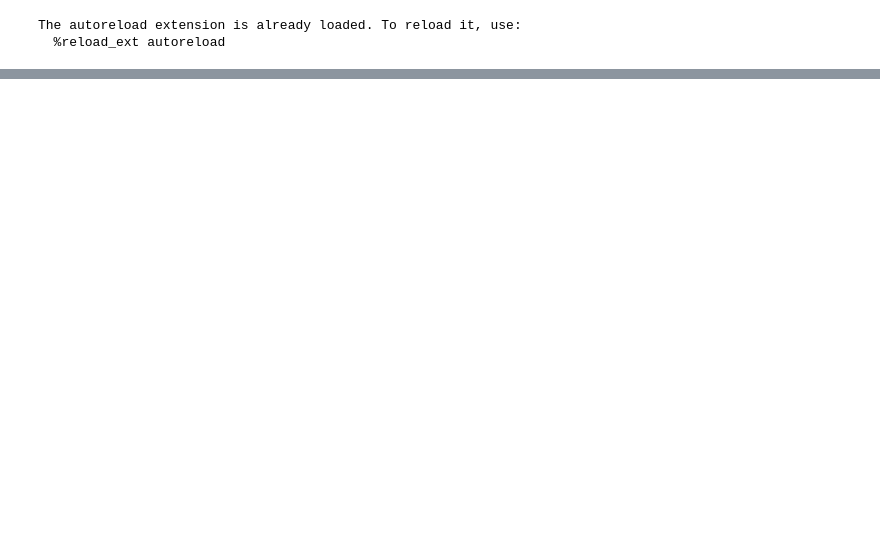
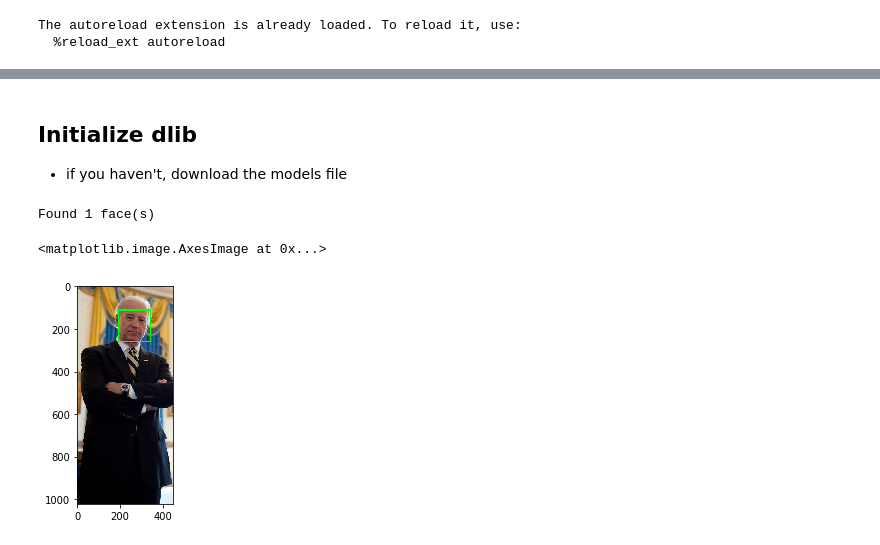
Before and after one commit to eyaler/face_workshop, a Jupyter notebook: notebooks/07_face_detect_dlib.ipynb, the cells around one changed output, grey strips where cells are left out. Saved outputs shown, nothing was run; the diff lists cells and outputs as text; code cells hidden in the pictures; blank space fills up the shorter version.

Commit message:
init

```diff
--- a/notebooks/07_face_detect_dlib.ipynb
+++ b/notebooks/07_face_detect_dlib.ipynb
@@ -72,0 +35,35 @@ d False
+# %%
+filepaths = glob(join(app_cfg.DIR_IMAGES, '*.jpg'))
+fp_im = filepaths[random.randint(0, len(filepaths))]
+im_bgr = cv.imread(fp_im)
+# %% [markdown]
+## Initialize dlib
+
+- if you haven't, download the models file
+# %%
+# init dlib
+predictor = dlib.shape_predictor(app_cfg.FP_DLIB_PREDICTOR)
+detector = dlib.get_frontal_face_detector()
+# %%
+def detect_faces_dlib(im,pyramids=0):
+  rects = detector(im, pyramids)
+  faces = [ (r.left() ,r.top(), r.right(), r.bottom()) for r in rects] #x1,y1,x2,y2
+  return faces
+# %%
+# Draw high-confidence faces
+faces = detect_faces_dlib(im_bgr,pyramids=0)
+print("Found {} face(s)".format(len(faces)))
+# %% [output]
+Found 1 face(s)
+# %%
+# Draw faces
+im_dst = im_bgr.copy()
+for face in faces:
+  x1,y1,x2,y2 = face
+  cv.rectangle(im_dst,(x1,y1),(x2,y2),(0,255,0),3)
+
+# now use shortcut from im_utils
+plt.imshow(im_utils.bgr2rgb(im_dst))
+# %% [output]
+<matplotlib.image.AxesImage at 0x...>
+[figure, added]
```
Also changed, not shown: parts of 13 cells of this notebook, 23 other files.
